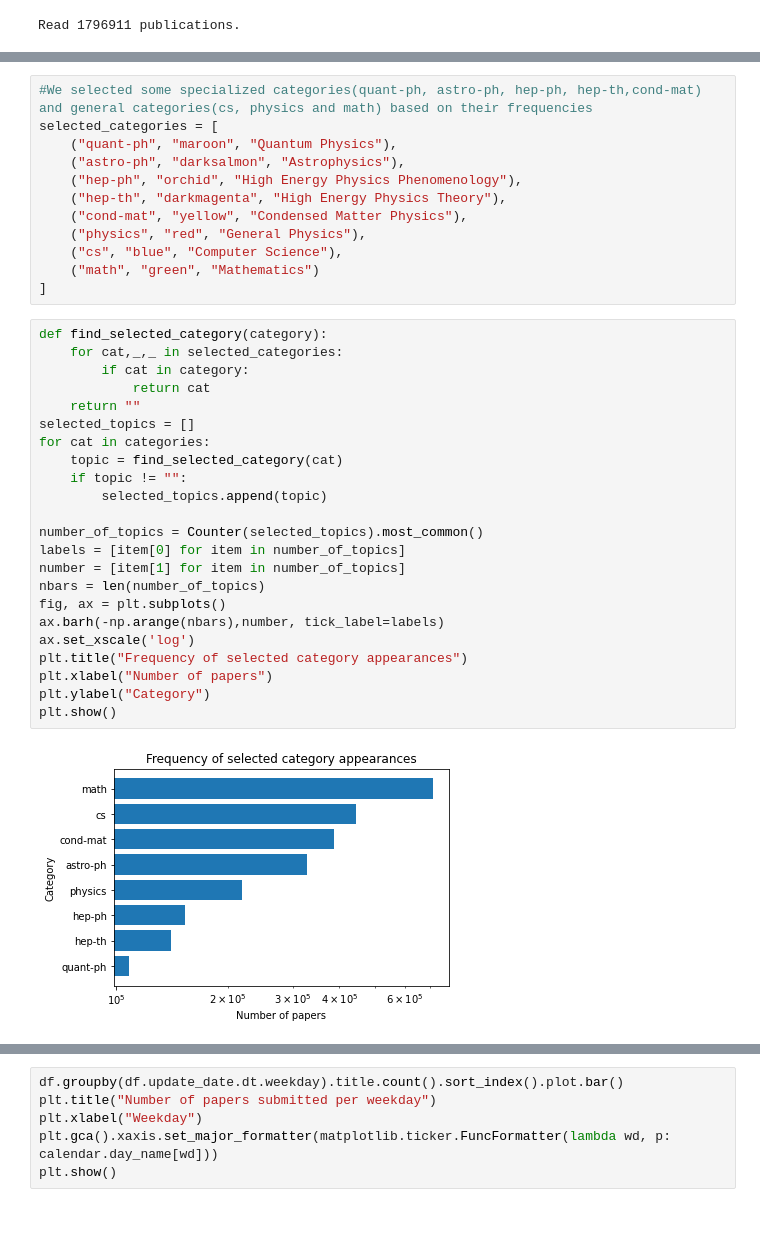
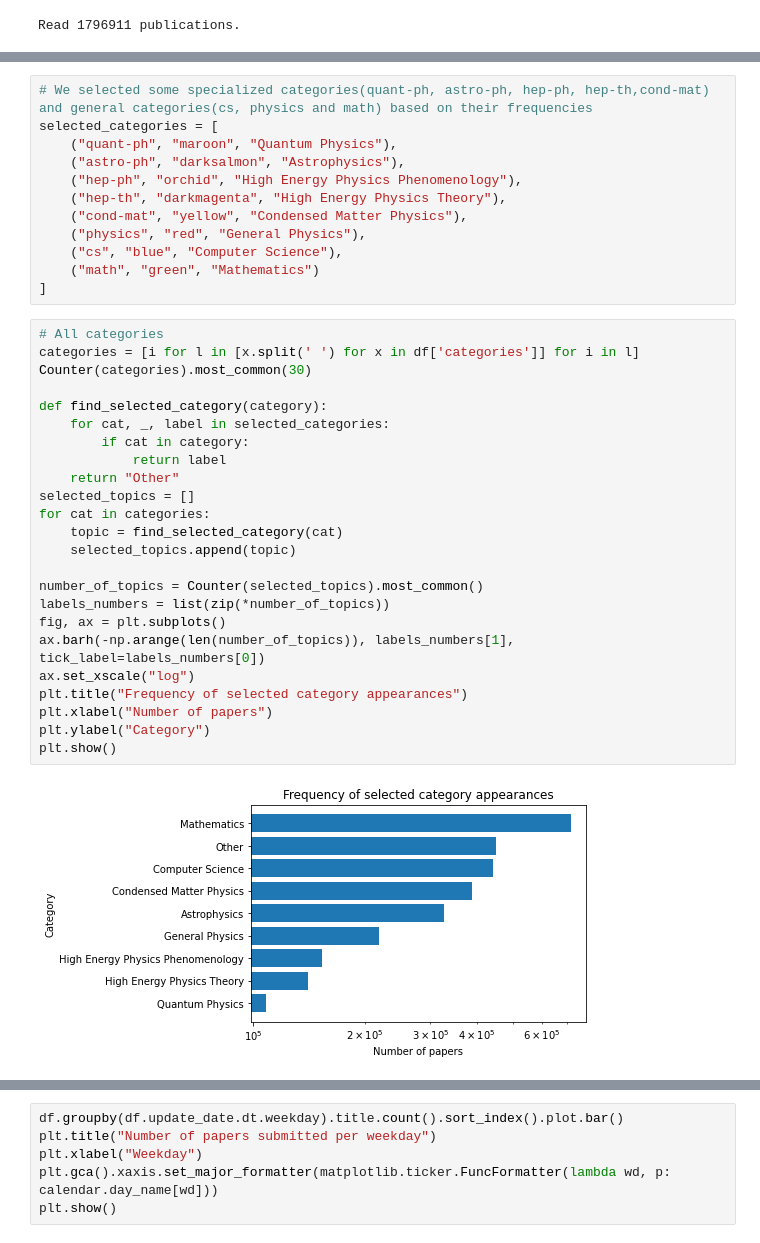
Before and after one commit to com-480-data-visualization/data-visualization-project-2021-ufa, a Jupyter notebook: exploratory_data_analysis.ipynb, the cells around one changed output, grey strips where cells are left out. Drawn from its saved outputs; the diff is of its cells as text.

```diff
--- a/exploratory_data_analysis.ipynb
+++ b/exploratory_data_analysis.ipynb
@@ -69,5 +61,5 @@ Counter(categories).most_common(30)
 # %%
-#We selected some specialized categories(quant-ph, astro-ph, hep-ph, hep-th,cond-mat) and general categories(cs, physics and math) based on their frequencies
+# We selected some specialized categories(quant-ph, astro-ph, hep-ph, hep-th,cond-mat) and general categories(cs, physics and math) based on their frequencies
 selected_categories = [
     ("quant-ph", "maroon", "Quantum Physics"),
     ("astro-ph", "darksalmon", "Astrophysics"),
@@ -79,28 +71,29 @@ selected_categories = [
     ("math", "green", "Mathematics")
 ]
 # %%
+# All categories
+categories = [i for l in [x.split(' ') for x in df['categories']] for i in l]
+Counter(categories).most_common(30)
+
 def find_selected_category(category):
-    for cat,_,_ in selected_categories:
+    for cat, _, label in selected_categories:
         if cat in category:
-            return cat
-    return ""
+            return label
+    return "Other"
 selected_topics = []
 for cat in categories:
     topic = find_selected_category(cat)
-    if topic != "":
-        selected_topics.append(topic)
+    selected_topics.append(topic)
 
 number_of_topics = Counter(selected_topics).most_common()
-labels = [item[0] for item in number_of_topics]
-number = [item[1] for item in number_of_topics]
-nbars = len(number_of_topics)
+labels_numbers = list(zip(*number_of_topics))
 fig, ax = plt.subplots()
-ax.barh(-np.arange(nbars),number, tick_label=labels)
-ax.set_xscale('log')
+ax.barh(-np.arange(len(number_of_topics)), labels_numbers[1], tick_label=labels_numbers[0])
+ax.set_xscale("log")
 plt.title("Frequency of selected category appearances")
 plt.xlabel("Number of papers")
 plt.ylabel("Category")
 plt.show()
 # %% [output]
-[figure, old version]
+[figure, new version]
 # %%
```
Also changed, not shown: parts of 9 cells of this notebook.
